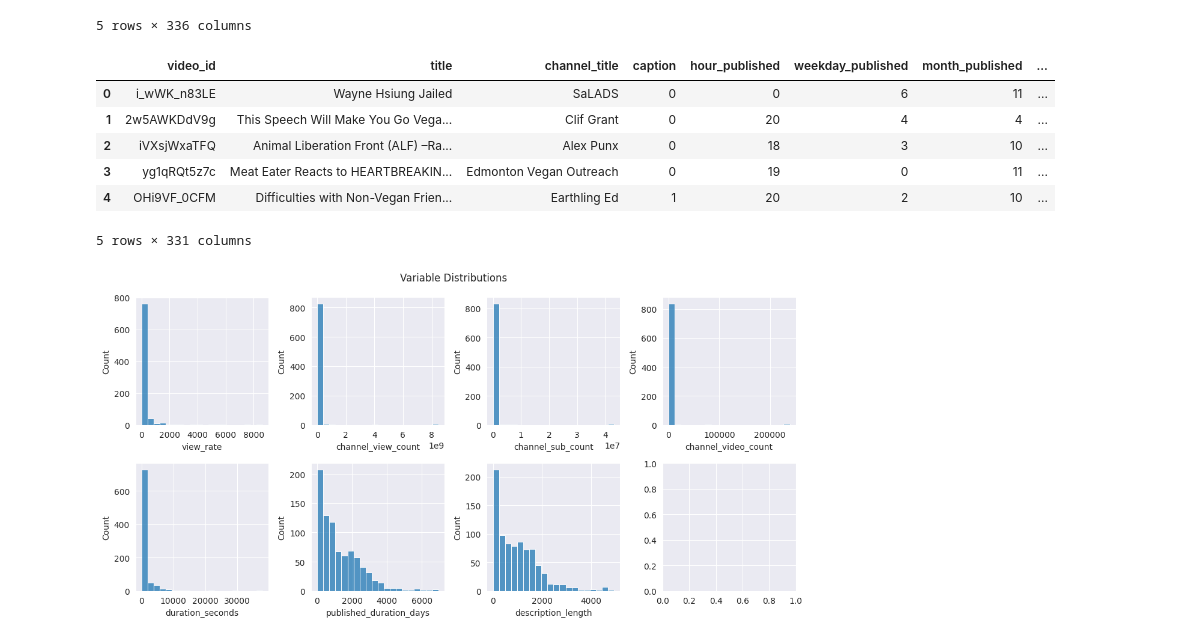
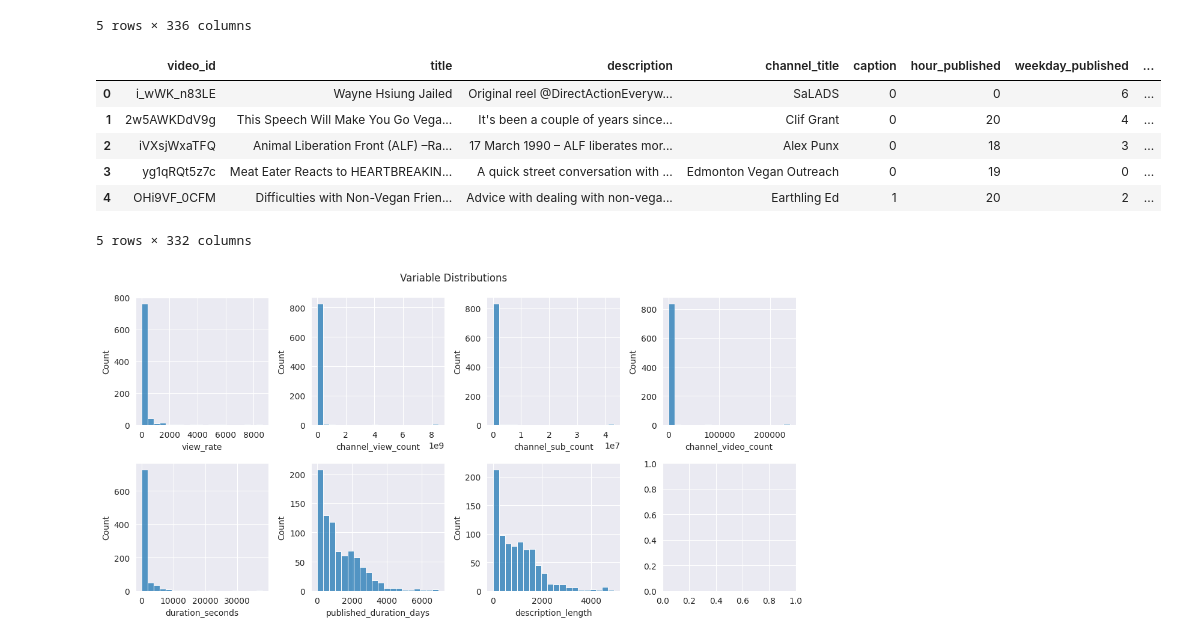
Before and after one commit to gh4rris/vegan_youtube, a Jupyter notebook: 02_wrangling_eda.ipynb, the cells around one changed output. Saved outputs shown, nothing was run; the diff lists cells and outputs as text; code cells hidden in the pictures.

```diff
--- a/02_wrangling_eda.ipynb
+++ b/02_wrangling_eda.ipynb
@@ -228,7 +228,7 @@ video_df_filtered["title_length"] = video_df_filtered["title"].apply(lambda titl
 video_df_filtered["description_length"] = video_df_filtered["description"].apply(lambda description: len(str(description)))
 
 # vectorize the term frequency of title and description
-video_df_filtered["text"] = video_df_filtered["title"] + " " + video_df_filtered["description"].fillna("")
+video_df_filtered["text"] = video_df_filtered["title"] + " " + video_df_filtered["description"]
 
 vectorizer = TfidfVectorizer(max_features=300, stop_words="english", min_df=3)
 tf_idf_matrix = vectorizer.fit_transform(video_df_filtered["text"])
@@ -246,17 +246,17 @@ video_df_filtered.head()
 5 rows × 336 columns
 # %%
 # drop no longer needed columns (including like_count and comment_count to avoid data leakage)
-remove_columns = ["view_count", "description", "text", "like_count", "comment_count"]
+remove_columns = ["view_count", "text", "like_count", "comment_count"]
 video_df_filtered.drop(columns=remove_columns, inplace=True)
 video_df_filtered.head()
 # %% [output]
-|  | video_id | title | channel_title | caption | hour_published | weekday_published | month_published | ... |
-| 0 | i_wWK_n83LE | Wayne Hsiung Jailed | SaLADS | 0 | 0 | 6 | 11 | ... |
-| 1 | 2w5AWKDdV9g | This Speech Will Make You Go Vega... | Clif Grant | 0 | 20 | 4 | 4 | ... |
-| 2 | iVXsjWxaTFQ | Animal Liberation Front (ALF) –Ra... | Alex Punx | 0 | 18 | 3 | 10 | ... |
-| 3 | yg1qRQt5z7c | Meat Eater Reacts to HEARTBREAKIN... | Edmonton Vegan Outreach | 0 | 19 | 0 | 11 | ... |
-| 4 | OHi9VF_0CFM | Difficulties with Non-Vegan Frien... | Earthling Ed | 1 | 20 | 2 | 10 | ... |
+|  | video_id | title | description | channel_title | caption | hour_published | weekday_published | ... |
+| 0 | i_wWK_n83LE | Wayne Hsiung Jailed | Original reel @DirectActionEveryw... | SaLADS | 0 | 0 | 6 | ... |
+| 1 | 2w5AWKDdV9g | This Speech Will Make You Go Vega... | It's been a couple of years since... | Clif Grant | 0 | 20 | 4 | ... |
+| 2 | iVXsjWxaTFQ | Animal Liberation Front (ALF) –Ra... | 17 March 1990 – ALF liberates mor... | Alex Punx | 0 | 18 | 3 | ... |
+| 3 | yg1qRQt5z7c | Meat Eater Reacts to HEARTBREAKIN... | A quick street conversation with ... | Edmonton Vegan Outreach | 0 | 19 | 0 | ... |
+| 4 | OHi9VF_0CFM | Difficulties with Non-Vegan Frien... | Advice with dealing with non-vega... | Earthling Ed | 1 | 20 | 2 | ... |
-5 rows × 331 columns
+5 rows × 332 columns
 # %%
 # check distributions for possible skew
 check_distributions = ["view_rate", "channel_view_count", "channel_sub_count", "channel_video_count", "duration_seconds", "published_duration_days", "description_length"]
```
Also changed, not shown: parts of 2 cells of this notebook, 9 other files.
